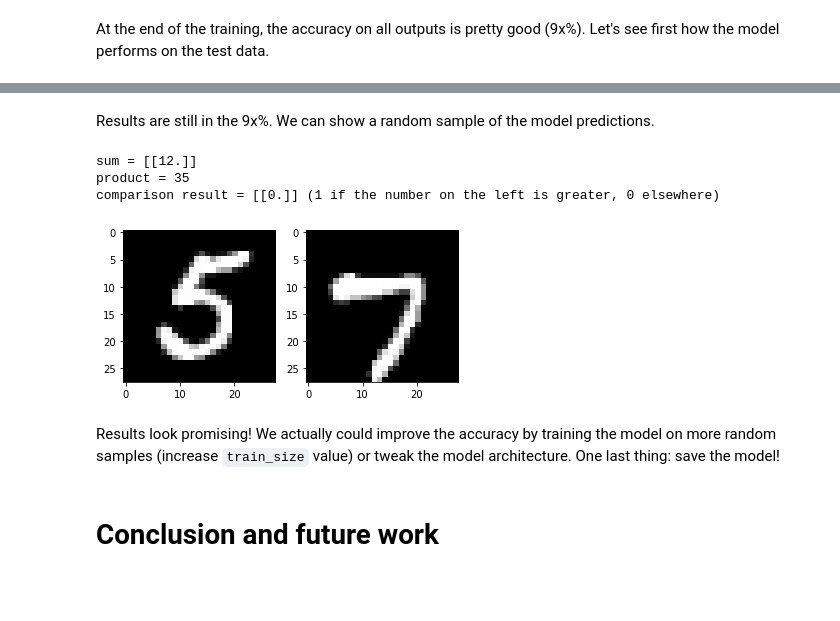
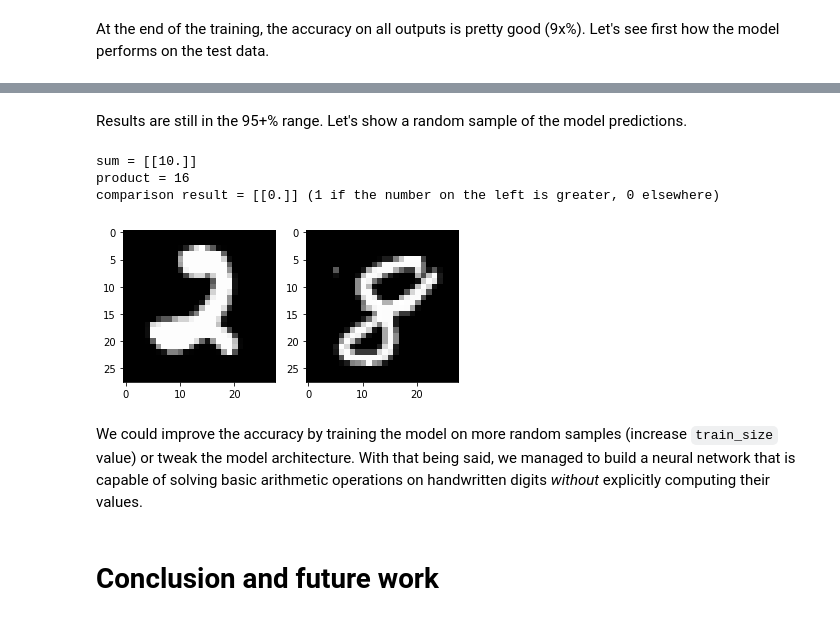
Before and after one commit to zaitrik/mnist_autoencoder, a Jupyter notebook: mnist_autoencoder.ipynb, the cells around one changed output, grey strips where cells are left out. Cells and saved outputs as stored; diff of their text form; code cells hidden in the pictures; blank space fills up the shorter version.

```diff
--- a/mnist_autoencoder.ipynb
+++ b/mnist_autoencoder.ipynb
@@ -279,7 +286,7 @@ This model has two inputs (the two handwritten digits images) and five outputs (
 We need to create datasets to train and test our model. Inputs will be random combinations of handwritten digits. Outputs will be the expected results for each combination.
 # %%
 # generate a dataset for additions
-train_size = 500000
+train_size = 1000000
 random_labels1 = np.random.randint(0,25000,train_size)
 random_labels2 = np.random.randint(0,25000,train_size)
 
@@ -363,40 +370,40 @@ test = model_complete.evaluate([x_test_1,x_test_2],[y_test_add_units_cat,y_test_
 # %% [markdown]
-Results are still in the 9x%. We can show a random sample of the model predictions.
+Results are still in the 95+% range. Let's show a random sample of the model predictions.
 # %%
-random_label_1 = np.random.randint(0,9999)
-random_label_2 = np.random.randint(0,9999)
+random_index_1 = np.random.randint(0,9999)
+random_index_2 = np.random.randint(0,9999)
 
-img_sample1 = x_test[random_label_1,:,:].reshape((1,28,28,1))
-img_sample2 = x_test[random_label_2,:,:].reshape((1,28,28,1))
+img_sample1 = x_test[random_index_1,:,:].reshape((1,28,28,1))
+img_sample2 = x_test[random_index_2,:,:].reshape((1,28,28,1))
 
 plt.subplot(1,2,1)
 plt.imshow(img_sample1.reshape(28,28), cmap='gray');
 
 plt.subplot(1,2,2)
 plt.imshow(img_sample2.reshape(28,28), cmap='gray');
 
 prediction = model_complete.predict([img_sample1,img_sample2])
 unit_add = prediction[0]
 ten_add = prediction[1]
 unit_mult = prediction[2]
 ten_mult = prediction[3]
 comp_images = prediction[4]
 
 sum_images = np.argmax(unit_add)+10*np.round(ten_add)
 print('sum =',sum_images)
 
 
 mult_images = np.argmax(unit_mult)+10*np.argmax(ten_mult)
 print('product =',mult_images)
 
 print('comparison result =',np.round(comp_images),'(1 if the number on the left is greater, 0 elsewhere)')
 # %% [output]
-sum = [[12.]]
-product = 35
+sum = [[10.]]
+product = 16
 comparison result = [[0.]] (1 if the number on the left is greater, 0 elsewhere)
-[figure, old version]
+[figure, new version]
 # %% [markdown]
-Results look promising! We actually could improve the accuracy by training the model on more random samples (increase `train_size` value) or tweak the model architecture. One last thing: save the model!
+We could improve the accuracy by training the model on more random samples (increase `train_size` value) or tweak the model architecture. With that being said, we managed to build a neural network that is capable of solving basic arithmetic operations on handwritten digits *without* explicitly computing their values.
 # %%
 # save the model
 model_complete.save('model_complete')
```
Also changed, not shown: parts of 23 cells of this notebook, 9 other files.
